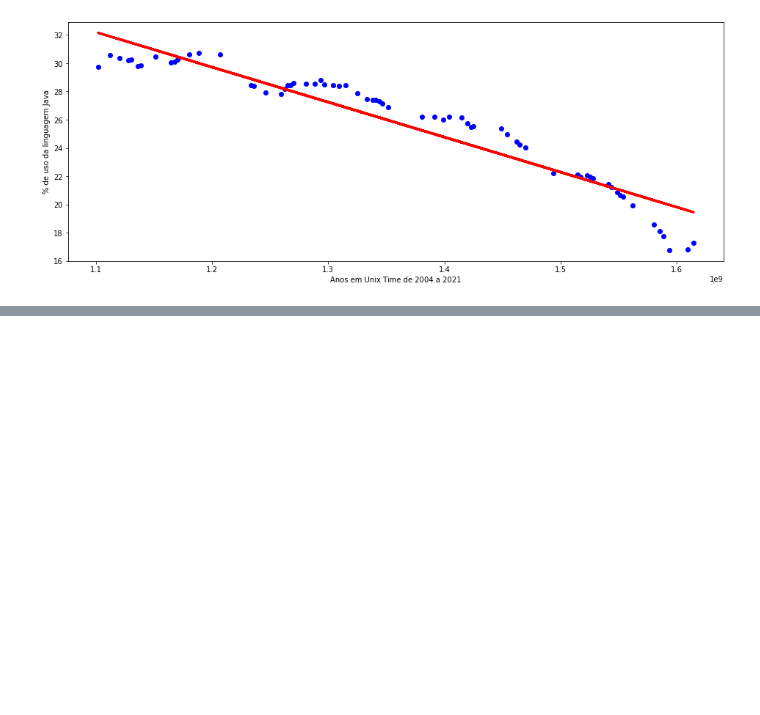
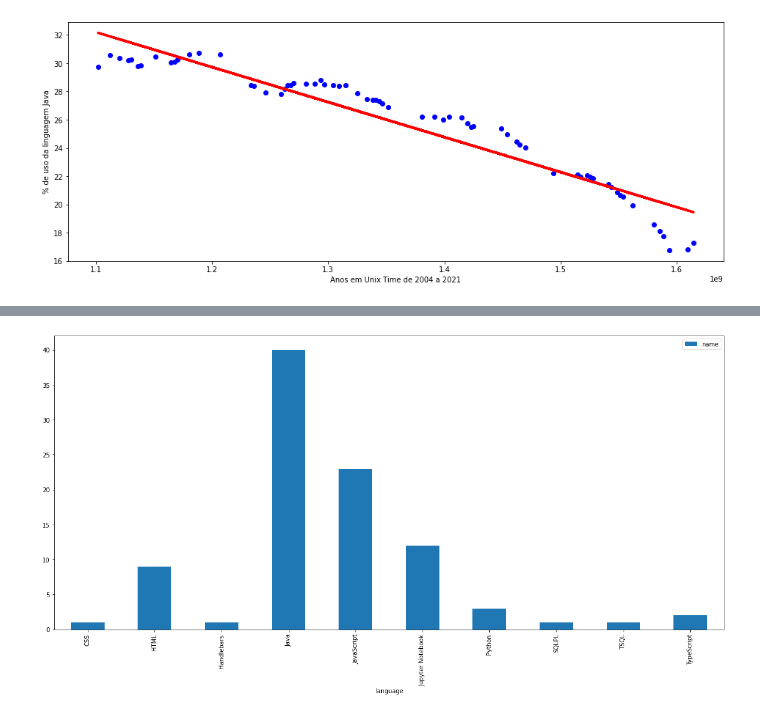
Before and after one commit to vhnegrisoli/machine-learning-linguagens-programacao, a Jupyter notebook: Análise Linguagens de Programação.ipynb, the cells around one changed output, grey strips where cells are left out. Saved outputs shown, nothing was run; the diff lists cells and outputs as text; code cells hidden in the pictures; blank space fills up the shorter version.

Commit message:
Adiciona análise dos meus repos do github

```diff
--- a/Análise Linguagens de Programação.ipynb
+++ b/Análise Linguagens de Programação.ipynb
@@ -85,0 +100,3 @@ plt.show()
+# %%
+def build_url(actualPage):
+    return 'https://api.github.com/users/vhnegrisoli/repos?page={}'.format(actualPage)
@@ -85,0 +154,6 @@ plt.show()
+# %%
+df = pd.DataFrame(response)
+
+repositorios = df[['name', 'language']]
+
+repositorios.head(10)
@@ -85,0 +172,4 @@ plt.show()
+# %%
+repositorios_agrupados = repositorios.groupby(['language']).count()
+
+repositorios_agrupados.head(15)
@@ -85,0 +189,9 @@ plt.show()
+# %%
+def ajustar_tamanho():
+    plt.gcf().set_size_inches(20, 9)
+# %%
+repositorios_agrupados.plot(kind = 'bar')
+
+ajustar_tamanho()
+# %% [output]
+[figure, added]
```
Also changed, not shown: parts of 9 cells of this notebook, 1 other file.
